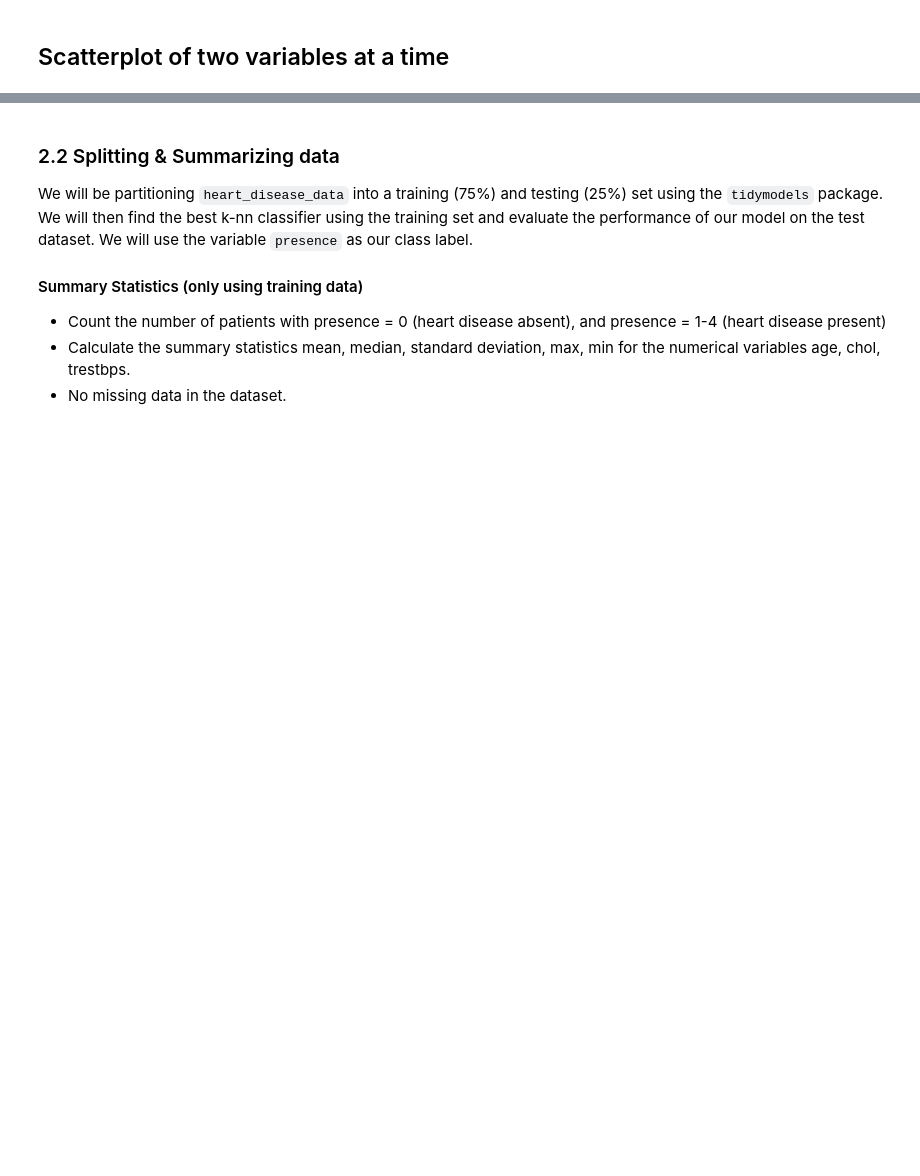
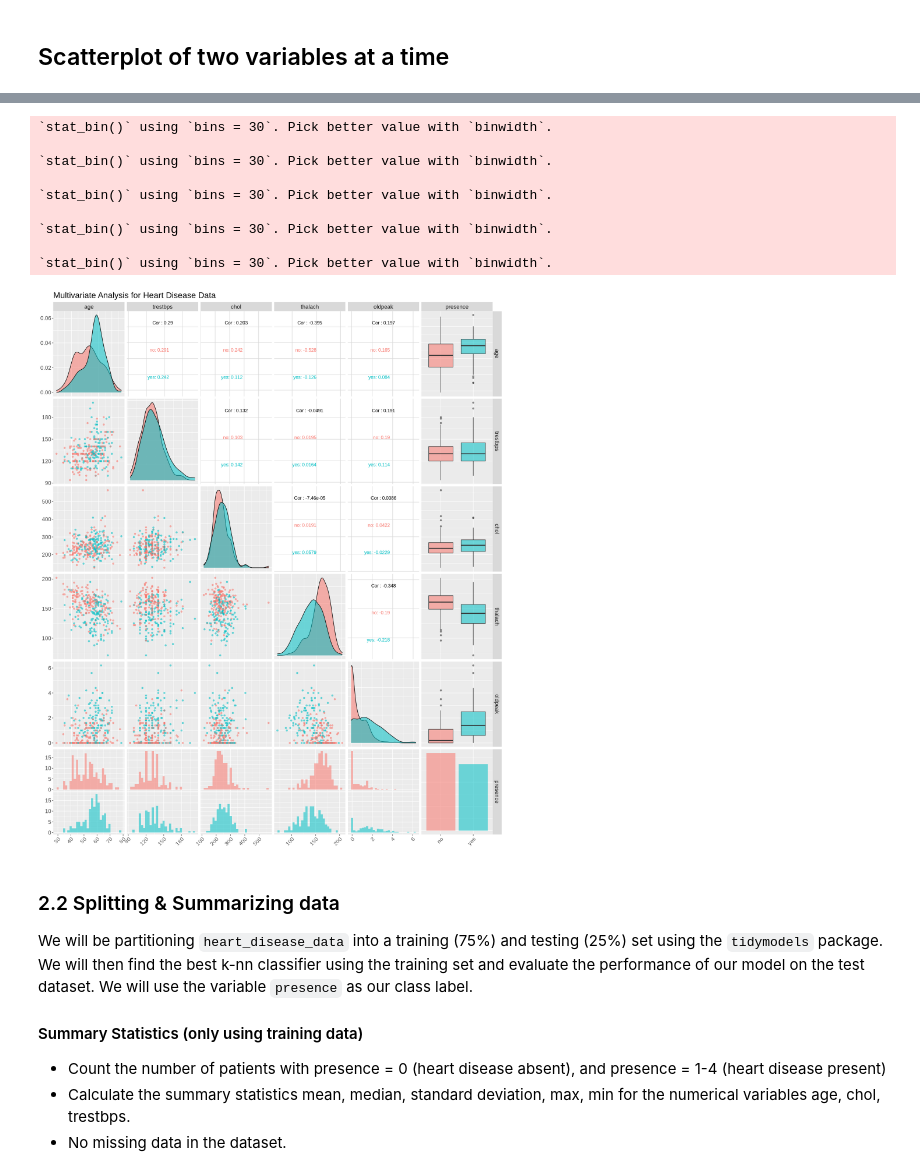
Before and after one commit to tashijain/DSCI100GroupProject, a Jupyter notebook: group_project_report.ipynb, the cells around one changed output, grey strips where cells are left out. Drawn from its saved outputs; the diff is of its cells as text; code cells hidden in the pictures; blank space fills up the shorter version.

```diff
--- a/group_project_report.ipynb
+++ b/group_project_report.ipynb
@@ -377,3 +307,25 @@ oldpeak_trestbps
+# %%
+options(repr.plot.width = 15, repr.plot.height = 18)
+
+#scatterplot matrix (ggpairs) with all categorical variables
+multivariate_plot <- heart_disease_data %>%
+    ggpairs(mapping = ggplot2::aes(colour = presence, alpha = 0.4)) +
+    theme(axis.text.x = element_text(angle = 45, hjust = 1)) +
+    theme(text = element_text(size = 16)) +
+    ggtitle("Multivariate Analysis for Heart Disease Data")
+
+multivariate_plot
+# %% [output]
+`stat_bin()` using `bins = 30`. Pick better value with `binwidth`.
+
+`stat_bin()` using `bins = 30`. Pick better value with `binwidth`.
+
+`stat_bin()` using `bins = 30`. Pick better value with `binwidth`.
+
+`stat_bin()` using `bins = 30`. Pick better value with `binwidth`.
+
+`stat_bin()` using `bins = 30`. Pick better value with `binwidth`.
+[figure, added]
 # %% [markdown]
 ### 2.2 Splitting & Summarizing data
 
```
Also changed, not shown: parts of 12 cells of this notebook.
